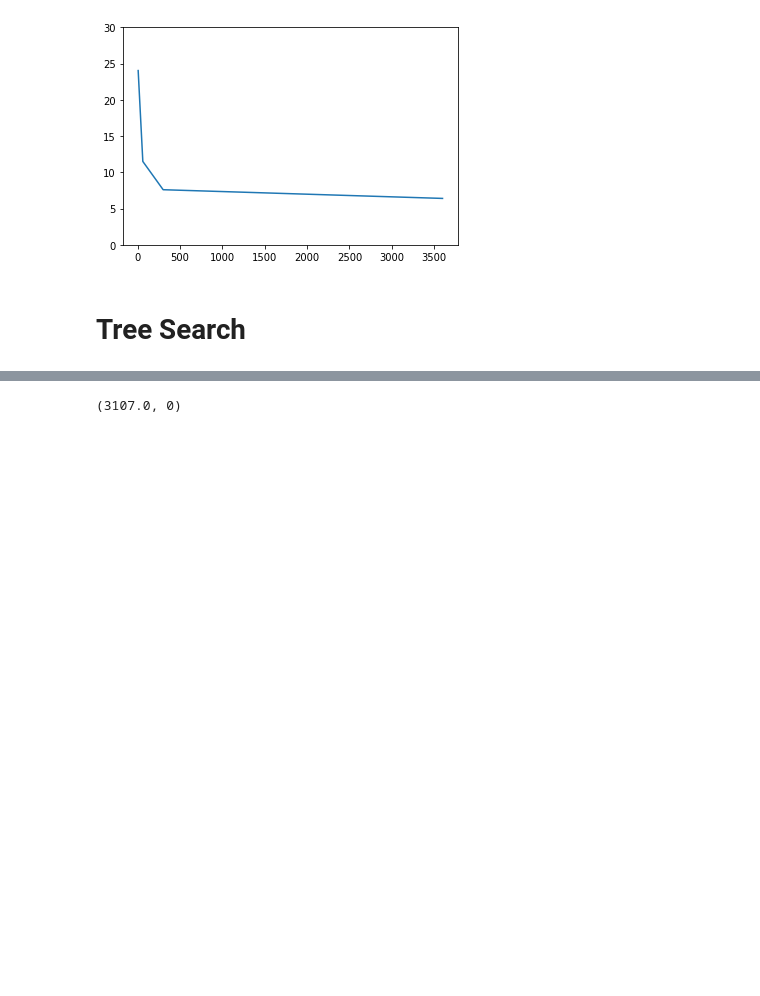
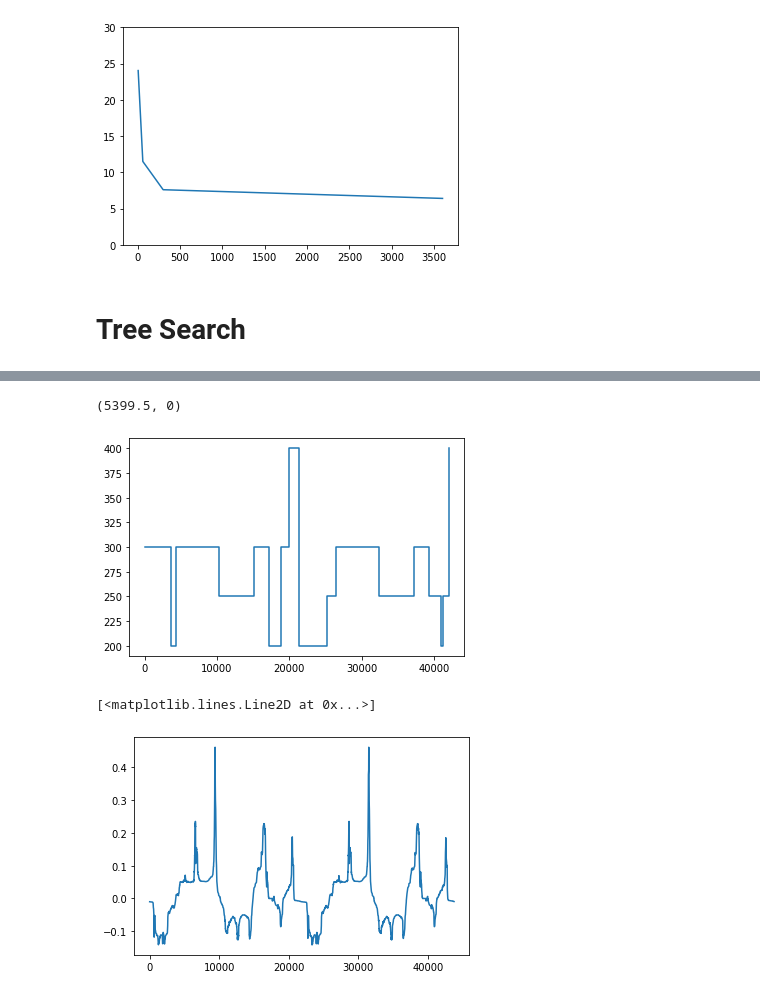
Before and after one commit to anthonyozerov/optimal-cycling, a Jupyter notebook: anthony.ipynb, the cells around one changed output, grey strips where cells are left out. Cells and saved outputs as stored; diff of their text form; code cells hidden in the pictures; blank space fills up the shorter version.

```diff
--- a/anthony.ipynb
+++ b/anthony.ipynb
@@ -501,9 +538,15 @@ def eval_node(node, n, h):
     P[len(powers):,:] = np.random.choice(power_levels,(n_segments-len(powers),n))
     return simulate(n, h, P)
 #eval_node(dummy, 1000, 0.5)
-power_levels = [200,500]
-n = 100
+power_levels = [200,250, 300, 400]
+global n
+n = 10000
 h = 0.5
+
+C_p = 286.898
+alpha =  1/(2*60*60)
+base_power = np.repeat(200,n)
+C_p = np.repeat(C_p,n)
 
 seg_mat = np.repeat([segments],n,axis=0).T
 node = root
@@ -545,5 +588,14 @@ min(vals)
 # %%
-P = np.zeros((n_segments, n)) + 500
+P = np.zeros((n_segments, n)) + 400
 simulate(n, h, P)
 # %% [output]
-(3107.0, 0)
+(5399.5, 0)
+# %%
+print()
+plt.plot(np.repeat(segments[:-1],2)[1:],np.repeat(node['power_seq'],2)[:-1])
+plt.show()
+plt.plot(cum_dists, slopes)
+# %% [output]
+[figure, added]
+[<matplotlib.lines.Line2D at 0x...>]
+[figure, added]
```
Also changed, not shown: parts of 8 cells of this notebook.
